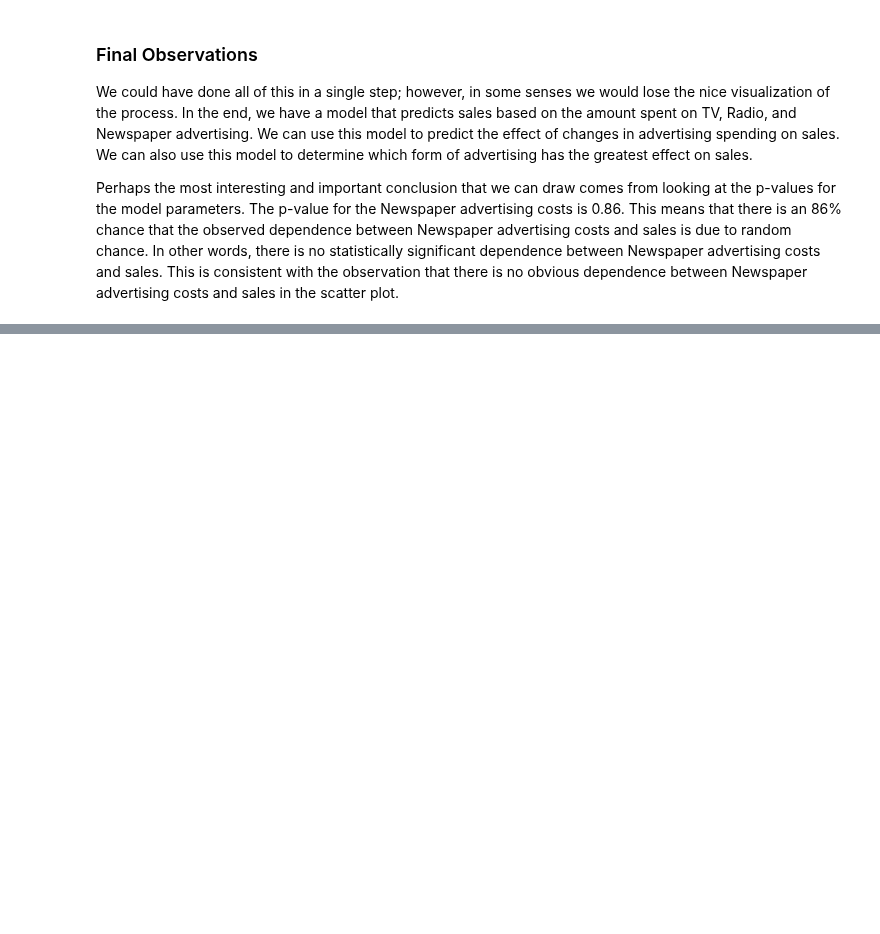
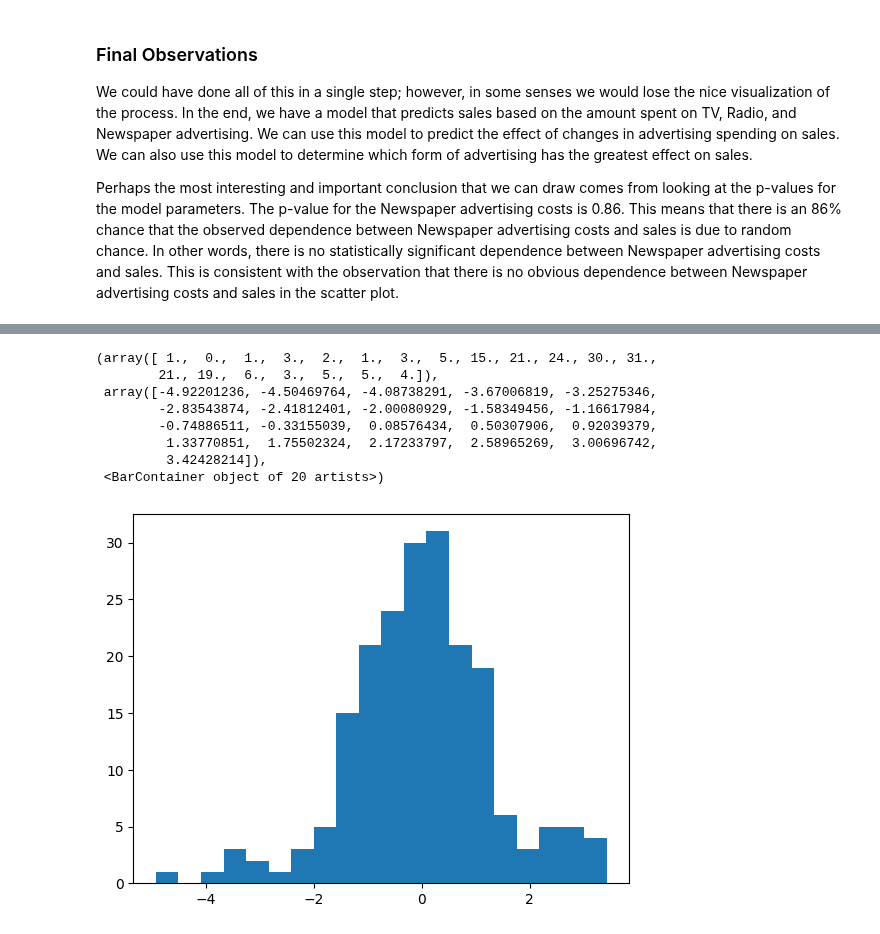
Before and after one commit to brash99/phys441, a Jupyter notebook: JupyterNotebooks/Assignment_Solutions/Assignment2/linear_regression_statsmodels_multifactor.ipynb, the cells around one changed output, grey strips where cells are left out. Drawn from its saved outputs; the diff is of its cells as text; code cells hidden in the pictures; blank space fills up the shorter version.

```diff
--- a/JupyterNotebooks/Assignment_Solutions/Assignment2/linear_regression_statsmodels_multifactor.ipynb
+++ b/JupyterNotebooks/Assignment_Solutions/Assignment2/linear_regression_statsmodels_multifactor.ipynb
@@ -216,0 +283,12 @@ Perhaps the most interesting and important conclusion that we can draw comes fro
+# %%
+plt.hist(advert['Sales_Residual_Final'], bins=20)
+# %% [output]
+(array([ 1.,  0.,  1.,  3.,  2.,  1.,  3.,  5., 15., 21., 24., 30., 31.,
+        21., 19.,  6.,  3.,  5.,  5.,  4.]),
+ array([-4.92201236, -4.50469764, -4.08738291, -3.67006819, -3.25275346,
+        -2.83543874, -2.41812401, -2.00080929, -1.58349456, -1.16617984,
+        -0.74886511, -0.33155039,  0.08576434,  0.50307906,  0.92039379,
+         1.33770851,  1.75502324,  2.17233797,  2.58965269,  3.00696742,
+         3.42428214]),
+ <BarContainer object of 20 artists>)
+[figure, added]
```
Also changed, not shown: parts of 6 cells of this notebook, 1 other file.
